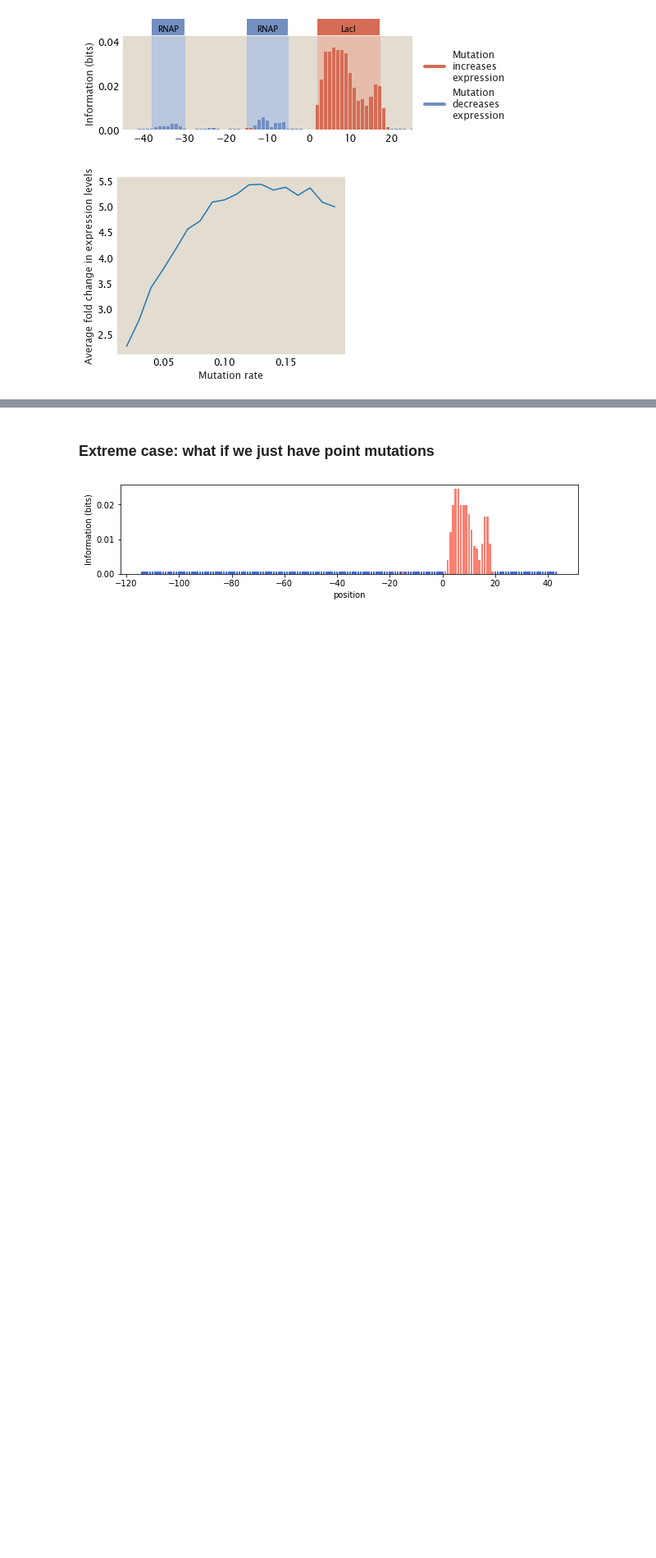
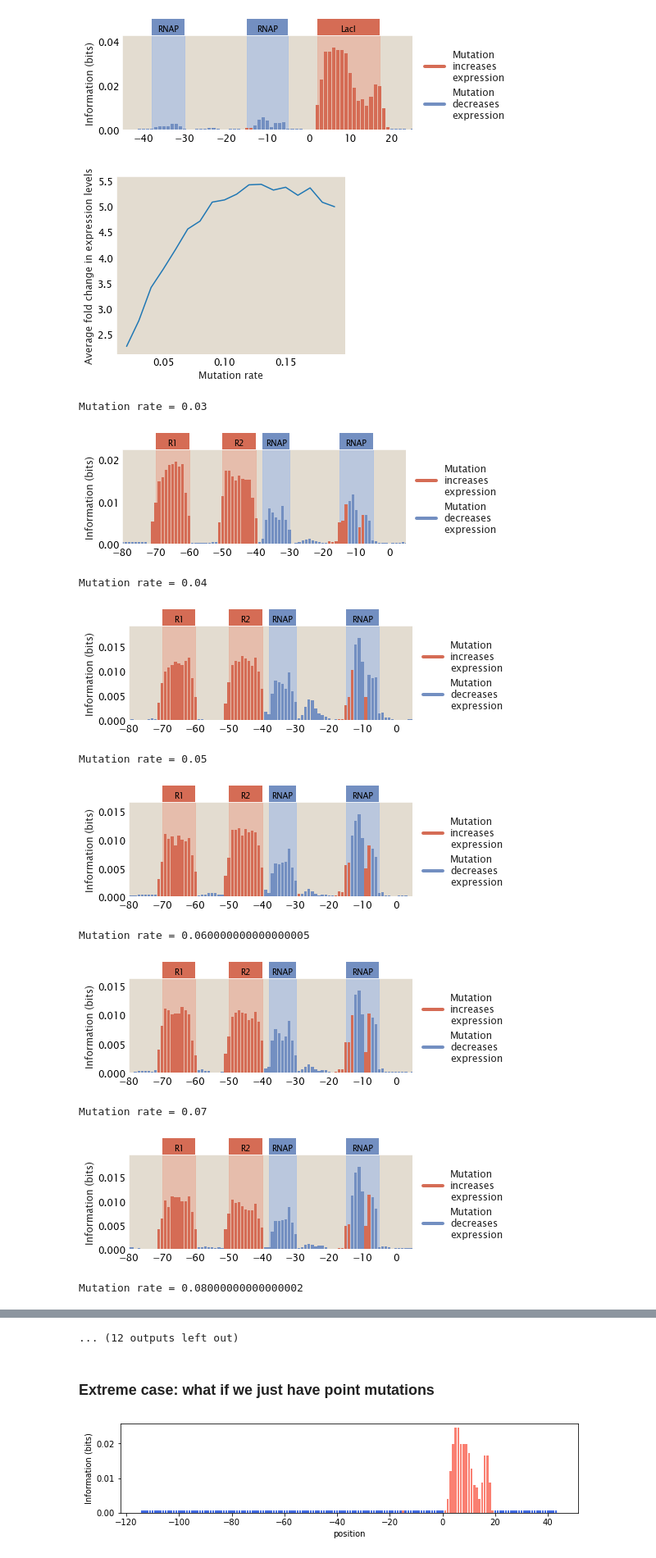
Before and after one commit to RPGroup-PBoC/theoretical_regseq, a Jupyter notebook: notebooks/experimental/mutation_rate.ipynb, the cells around one changed output, grey strips where cells are left out. Shown at 82% size. Cells and saved outputs as stored; diff of their text form; code cells hidden in the pictures; blank space fills up the shorter version.

```diff
--- a/notebooks/experimental/mutation_rate.ipynb
+++ b/notebooks/experimental/mutation_rate.ipynb
@@ -102,3 +117,38 @@ ax.set_ylabel('Average fold change in expression levels')
 plt.show()
 # %% [output]
 [figure]
+# %%
+rep1_site = promoter[(115-70):(115-60)]
+rep2_site = promoter[(115-50):(115-40)]
+r1_emat = tregs.simulate.generate_emap(rep1_site, fixed=True, fixed_value=1)
+r2_emat = tregs.simulate.generate_emap(rep2_site, fixed=True, fixed_value=1)
+# %%
+n_NS = len(genome)
+ep_wt, er1_wt, er2_wt = -5, -15, -15
+e_int = -7
+n_p, n_r1, n_r2 = 4600, 15, 15
+
+mutrate = np.arange(0.03, 0.15, 0.01)
+
+for mr in mutrate:
+    print('Mutation rate = {}'.format(mr))
+    df = tregs.simulate.sim(promoter, tregs.simulate.doublerep_pbound, [rnap_site, rep1_site, rep2_site],
+                        *[n_NS, n_p, n_r1, n_r2, rnap_emat, r1_emat, r2_emat, ep_wt, er1_wt, er2_wt, e_int, 'AND'],
+                        scaling_factor=10**6, mutrate=float(mr))
+
+    region_params = [(-38, -30, 'P', 'RNAP'), (-15, -5, 'P', 'RNAP'), (-70, -60, 'R', 'R1'), (-50, -40, 'R', 'R2')]
+    tregs.footprint.plot_footprint(promoter, df, region_params,
+                                x_lims=(-80, 5), fig_width=8,
+                                legend_xcoord=1.35)
+# %% [output]
+Mutation rate = 0.03
+[figure, added]
+Mutation rate = 0.04
+[figure, added]
+Mutation rate = 0.05
+[figure, added]
+Mutation rate = 0.060000000000000005
+[figure, added]
+Mutation rate = 0.07
+[figure, added]
+Mutation rate = 0.08000000000000002
@@ -105,3 +156,4 @@ plt.show()
+... (12 outputs left out)
 # %% [markdown]
 ### Extreme case: what if we just have point mutations
 # %%
```
Also changed, not shown: parts of 2 cells of this notebook, 17 other files.
